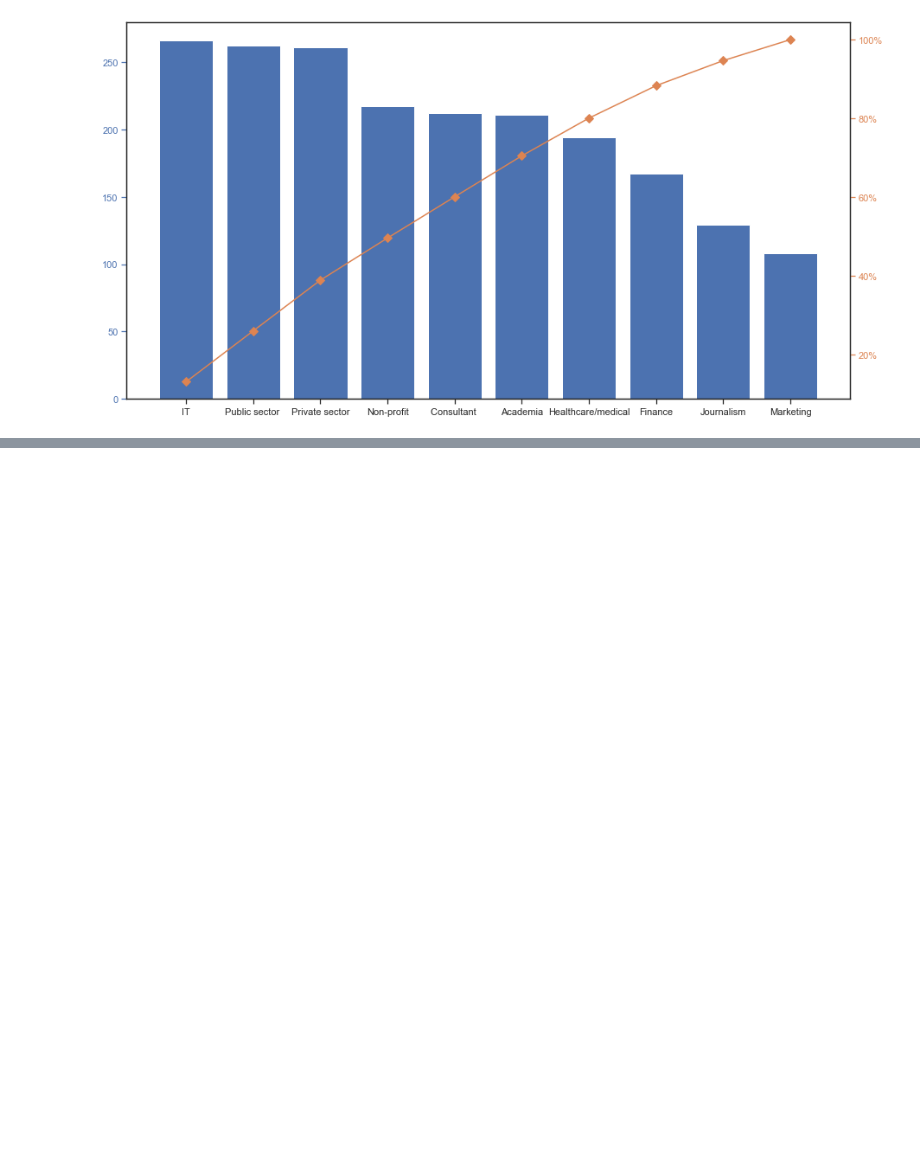
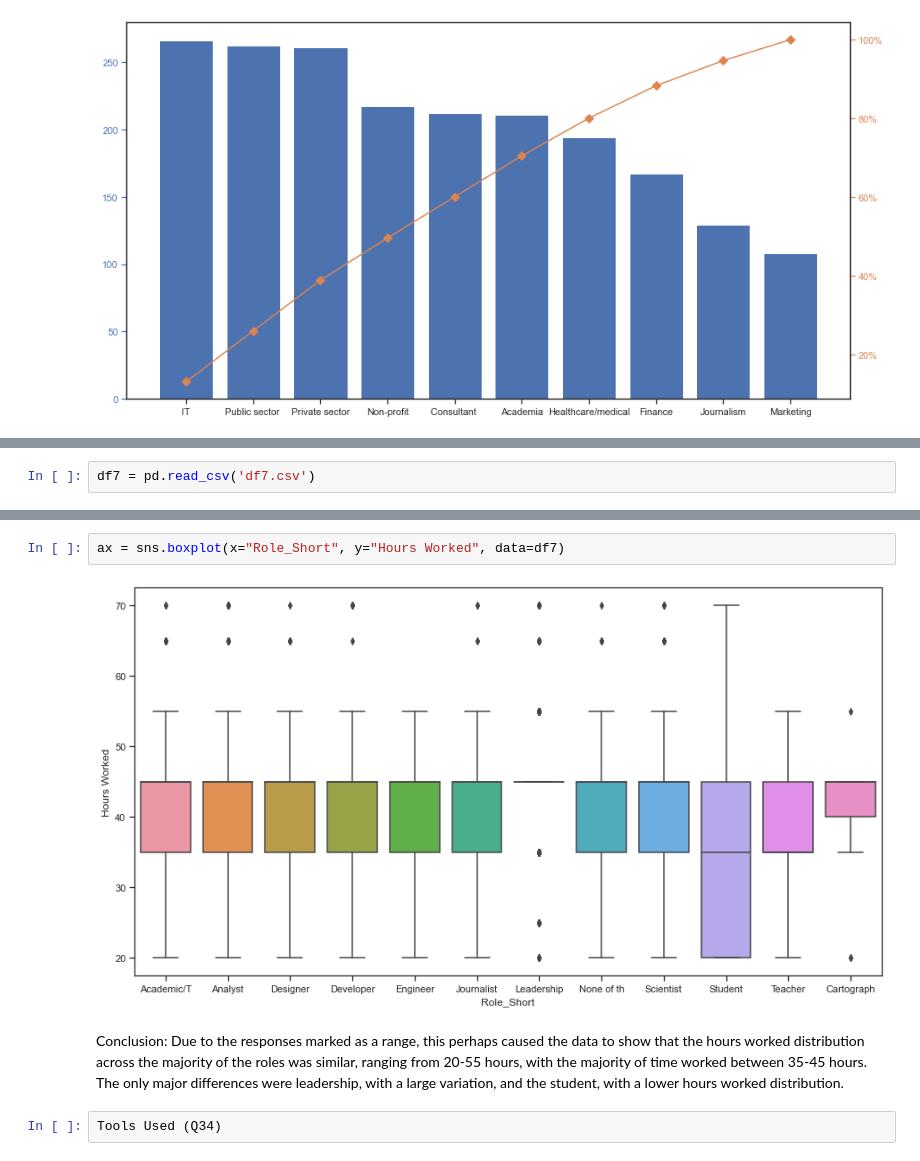
Before and after one commit to MarkCichonski/2022-Data-Viz-Challenge, a Jupyter notebook: Data Visualization Society Survey Challenge.ipynb, the cells around one changed output, grey strips where cells are left out. Saved outputs shown, nothing was run; the diff lists cells and outputs as text; blank space fills up the shorter version.

```diff
--- a/Data Visualization Society Survey Challenge.ipynb
+++ b/Data Visualization Society Survey Challenge.ipynb
@@ -179,0 +197,2 @@ print(df)
+# %%
+df7 = pd.read_csv('df7.csv')
@@ -179,0 +208,8 @@ print(df)
+# %%
+ax = sns.boxplot(x="Role_Short", y="Hours Worked", data=df7)
+# %% [output]
+[figure, added]
+# %% [markdown]
+Conclusion: Due to the responses marked as a range, this perhaps caused the data to show that the hours worked distribution across the majority of the roles was similar, ranging from 20-55 hours, with the majority of time worked between 35-45 hours.  The only major differences were leadership, with a large variation, and the student, with a lower hours worked distribution.
+# %%
+Tools Used (Q34)
```
Also changed, not shown: parts of 43 cells of this notebook.
